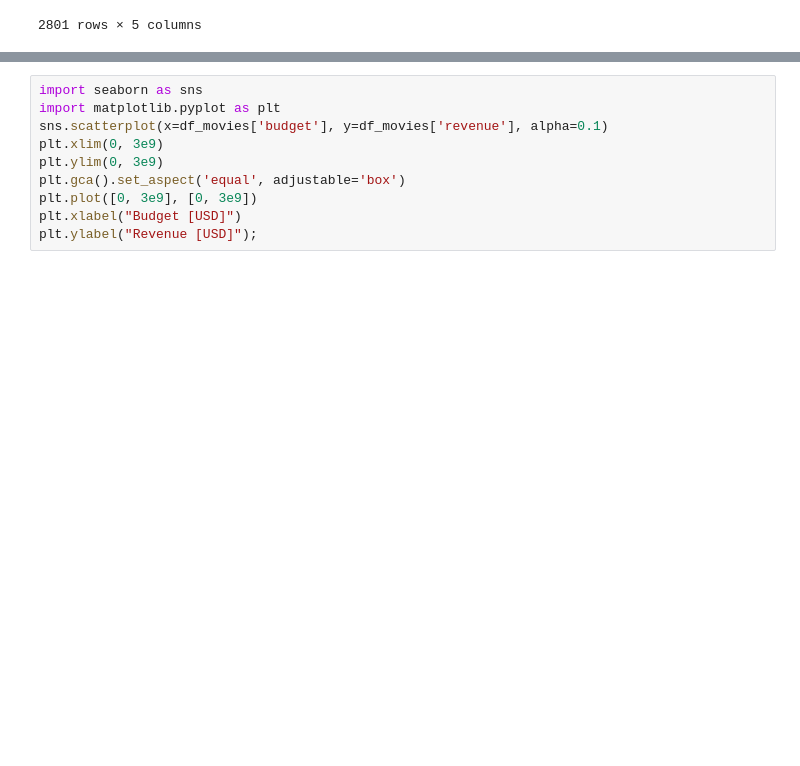
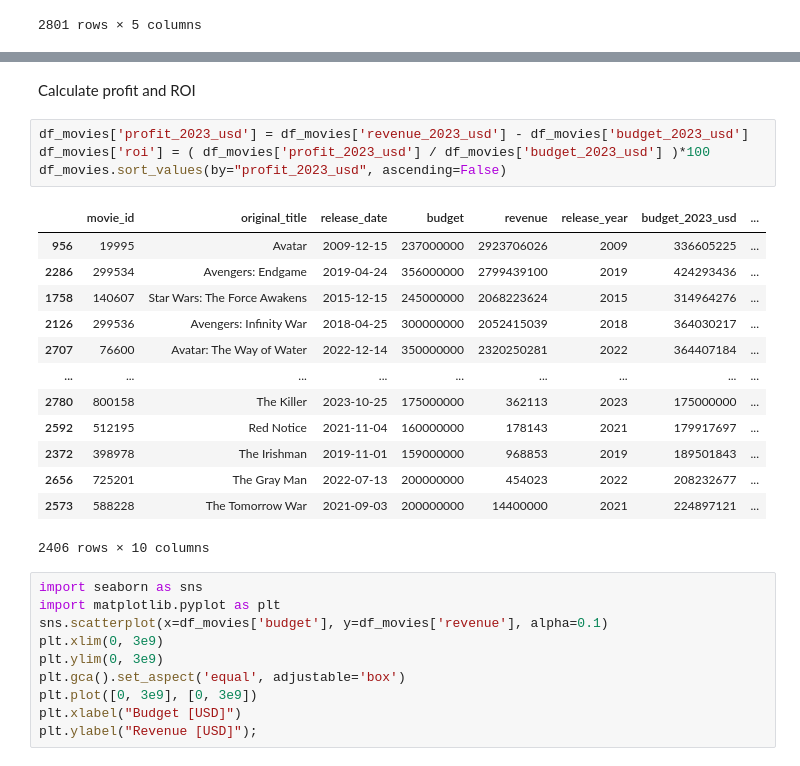
Before and after one commit to pbollhorn/bi-group-5-and-9, a Jupyter notebook: exam_project/pbtest.ipynb, the cells around one changed output, grey strips where cells are left out. Cells and saved outputs as stored; diff of their text form; blank space fills up the shorter version.

```diff
--- a/exam_project/pbtest.ipynb
+++ b/exam_project/pbtest.ipynb
@@ -86,3 +114,23 @@ df_movies.sort_values(by="profit", ascending=False)
+# %% [markdown]
+Calculate profit and ROI
+# %%
+df_movies['profit_2023_usd'] = df_movies['revenue_2023_usd'] - df_movies['budget_2023_usd']
+df_movies['roi'] = ( df_movies['profit_2023_usd'] / df_movies['budget_2023_usd'] )*100
+df_movies.sort_values(by="profit_2023_usd", ascending=False)
+# %% [output]
+|  | movie_id | original_title | release_date | budget | revenue | release_year | budget_2023_usd | ... |
+| 956 | 19995 | Avatar | 2009-12-15 | 237000000 | 2923706026 | 2009 | 336605225 | ... |
+| 2286 | 299534 | Avengers: Endgame | 2019-04-24 | 356000000 | 2799439100 | 2019 | 424293436 | ... |
+| 1758 | 140607 | Star Wars: The Force Awakens | 2015-12-15 | 245000000 | 2068223624 | 2015 | 314964276 | ... |
+| 2126 | 299536 | Avengers: Infinity War | 2018-04-25 | 300000000 | 2052415039 | 2018 | 364030217 | ... |
+| 2707 | 76600 | Avatar: The Way of Water | 2022-12-14 | 350000000 | 2320250281 | 2022 | 364407184 | ... |
+| ... | ... | ... | ... | ... | ... | ... | ... | ... |
+| 2780 | 800158 | The Killer | 2023-10-25 | 175000000 | 362113 | 2023 | 175000000 | ... |
+| 2592 | 512195 | Red Notice | 2021-11-04 | 160000000 | 178143 | 2021 | 179917697 | ... |
+| 2372 | 398978 | The Irishman | 2019-11-01 | 159000000 | 968853 | 2019 | 189501843 | ... |
+| 2656 | 725201 | The Gray Man | 2022-07-13 | 200000000 | 454023 | 2022 | 208232677 | ... |
+| 2573 | 588228 | The Tomorrow War | 2021-09-03 | 200000000 | 14400000 | 2021 | 224897121 | ... |
+2406 rows × 10 columns
 # %%
 import seaborn as sns
 import matplotlib.pyplot as plt
```
Also changed, not shown: parts of 6 cells of this notebook, 1 other file.
